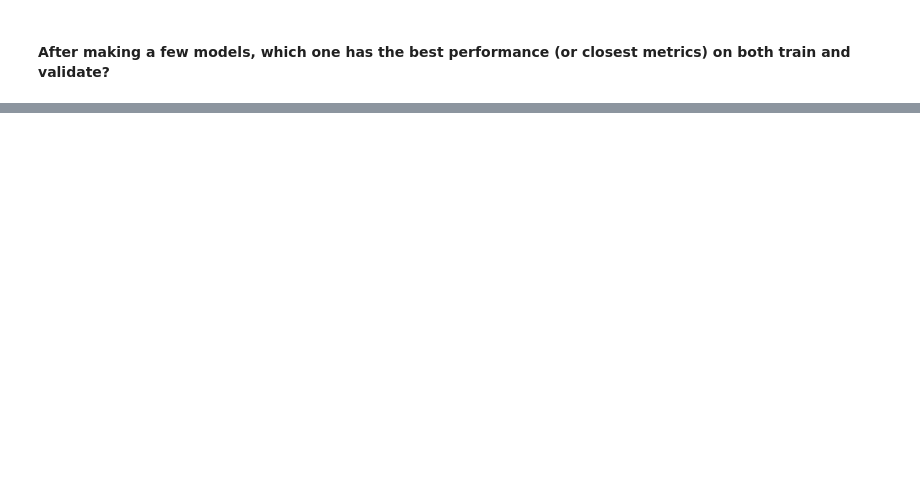
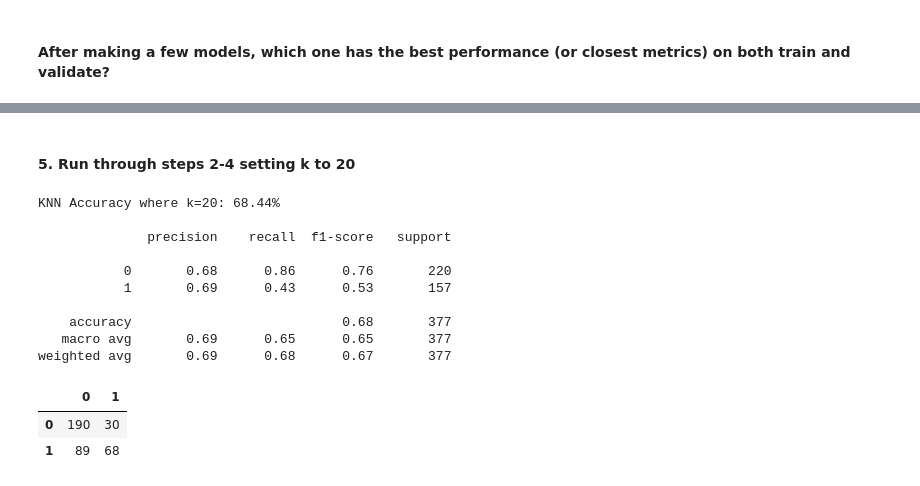
Before and after one commit to sophia-stewart/classification-exercises, a Jupyter notebook: model.ipynb, the cells around one changed output, grey strips where cells are left out. Saved outputs shown, nothing was run; the diff lists cells and outputs as text; code cells hidden in the pictures; blank space fills up the shorter version.

```diff
--- a/model.ipynb
+++ b/model.ipynb
@@ -324,0 +554,24 @@ support    220.000000  157.000000  0.840849  377.000000    377.000000
+# %% [markdown]
+#### 5. Run through steps 2-4 setting k to 20
+# %%
+knn20 = KNeighborsClassifier(n_neighbors=20, weights='uniform')
+knn20.fit(x_train, y_train)
+y_pred20 = knn20.predict(x_train)
+print(f'KNN Accuracy where k=20: {knn20.score(x_train, y_train):.2%}')
+print()
+print(sklearn.metrics.classification_report(y_train, y_pred20))
+pd.DataFrame(sklearn.metrics.confusion_matrix(y_train, y_pred20))
+# %% [output]
+KNN Accuracy where k=20: 68.44%
+
+              precision    recall  f1-score   support
+
+           0       0.68      0.86      0.76       220
+           1       0.69      0.43      0.53       157
+
+    accuracy                           0.68       377
+   macro avg       0.69      0.65      0.65       377
+weighted avg       0.69      0.68      0.67       377
+|  | 0 | 1 |
+| 0 | 190 | 30 |
+| 1 | 89 | 68 |
```
Also changed, not shown: parts of 51 cells of this notebook.
